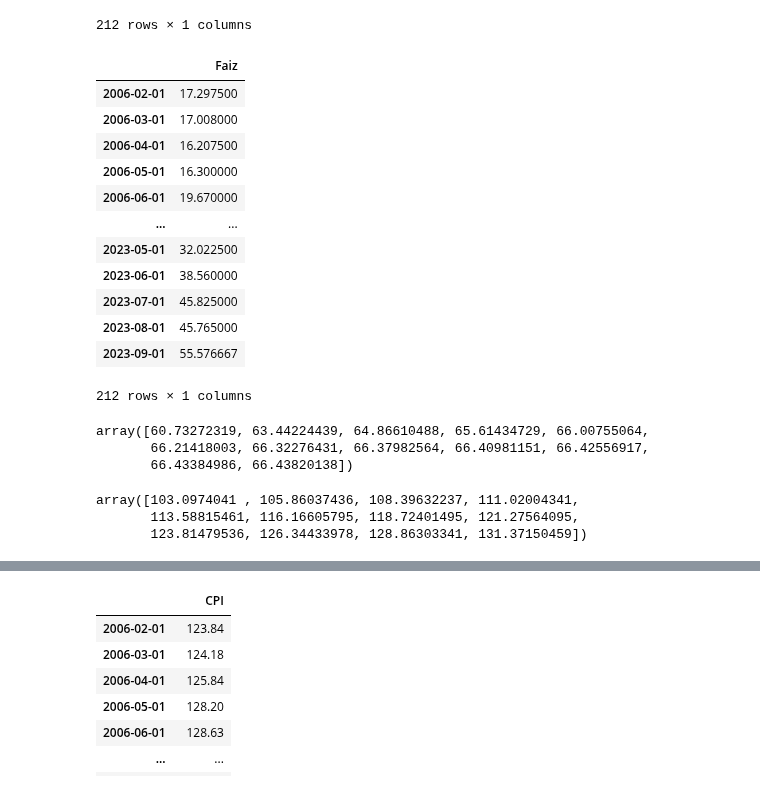
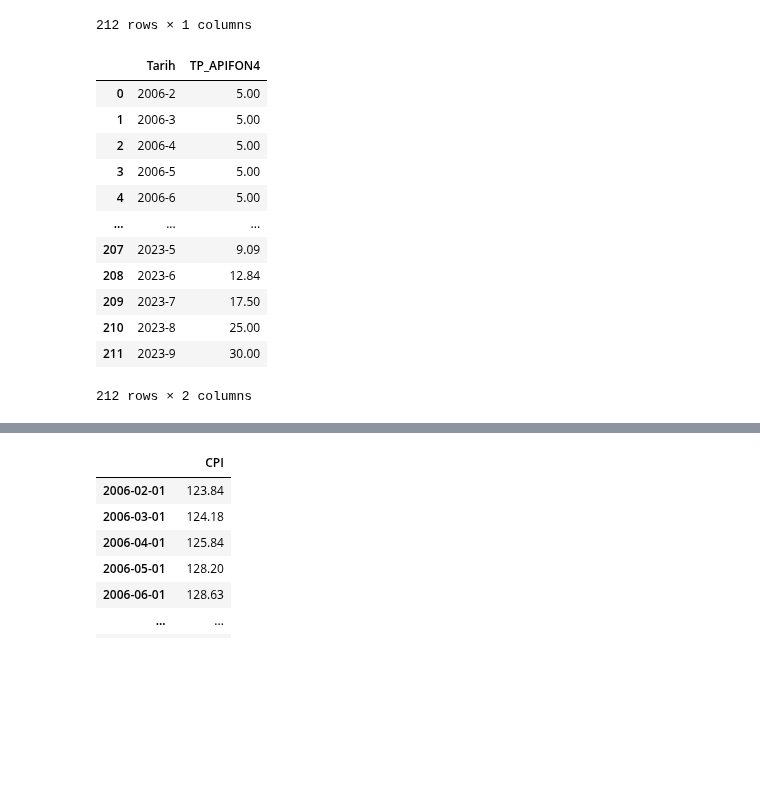
Before and after one commit to kaboya19/InflationForecast, a Jupyter notebook: InflationForecast.ipynb, the cells around one changed output, grey strips where cells are left out. Drawn from its saved outputs; the diff is of its cells as text; code cells hidden in the pictures; blank space fills up the shorter version.

```diff
--- a/InflationForecast.ipynb
+++ b/InflationForecast.ipynb
@@ -452,52 +357,22 @@ df3
 | 2023-09-01 | 100.798086 |
 212 rows × 1 columns
 # %%
-faiz=evds.get_data(["TP.KTFTUK"],startdate="01-02-2006",enddate=date.today().strftime("%d-%m-%Y"),frequency=5)
-faiz=faiz.set_index(dates)
-del faiz["Tarih"]
-faiz.columns=["Faiz"]
-faiz
+pfaiz=evds.get_data(["TP.APIFON4"],startdate="01-02-2006",enddate=date.today().strftime("%d-%m-%Y"),frequency=5)
+pfaiz.iloc[:59,1]=5
+pfaiz.iloc[210,1]=25
+pfaiz.iloc[211,1]=30
+pfaiz
 # %% [output]
-|  | Faiz |
-| 2006-02-01 | 17.297500 |
-| 2006-03-01 | 17.008000 |
-| 2006-04-01 | 16.207500 |
-| 2006-05-01 | 16.300000 |
-| 2006-06-01 | 19.670000 |
-| ... | ... |
-| 2023-05-01 | 32.022500 |
-| 2023-06-01 | 38.560000 |
-| 2023-07-01 | 45.825000 |
-| 2023-08-01 | 45.765000 |
-| 2023-09-01 | 55.576667 |
+|  | Tarih | TP_APIFON4 |
+| 0 | 2006-2 | 5.00 |
+| 1 | 2006-3 | 5.00 |
+| 2 | 2006-4 | 5.00 |
+| 3 | 2006-5 | 5.00 |
+| 4 | 2006-6 | 5.00 |
+| ... | ... | ... |
+| 207 | 2023-5 | 9.09 |
+| 208 | 2023-6 | 12.84 |
+| 209 | 2023-7 | 17.50 |
+| 210 | 2023-8 | 25.00 |
+| 211 | 2023-9 | 30.00 |
-212 rows × 1 columns
+212 rows × 2 columns
-# %%
-# En uygun parametrelerle ARIMA modelini eğitme
-optimal_model = ARIMA(faiz, order=(1,1,0))
-optimal_model_fit = optimal_model.fit()
-
-# Gelecek 12 ay için tahmin yapma
-optimal_future_forecast = optimal_model_fit.forecast(steps=12)
-optimal_future_predictions = optimal_future_forecast.values
-
-faiztahmin=optimal_future_predictions
-faiztahmin
-# %% [output]
-array([60.73272319, 63.44224439, 64.86610488, 65.61434729, 66.00755064,
-       66.21418003, 66.32276431, 66.37982564, 66.40981151, 66.42556917,
-       66.43384986, 66.43820138])
-# %%
-# En uygun parametrelerle ARIMA modelini eğitme
-optimal_model = ARIMA(df3["Kredi"], order=(2,1,2))
-optimal_model_fit = optimal_model.fit()
-
-# Gelecek 12 ay için tahmin yapma
-optimal_future_forecast = optimal_model_fit.forecast(steps=12)
-optimal_future_predictions = optimal_future_forecast.values
-
-kreditahmin=optimal_future_predictions
-kreditahmin
-# %% [output]
-array([103.0974041 , 105.86037436, 108.39632237, 111.02004341,
-       113.58815461, 116.16605795, 118.72401495, 121.27564095,
-       123.81479536, 126.34433978, 128.86303341, 131.37150459])
```
Also changed, not shown: parts of 47 cells of this notebook.
